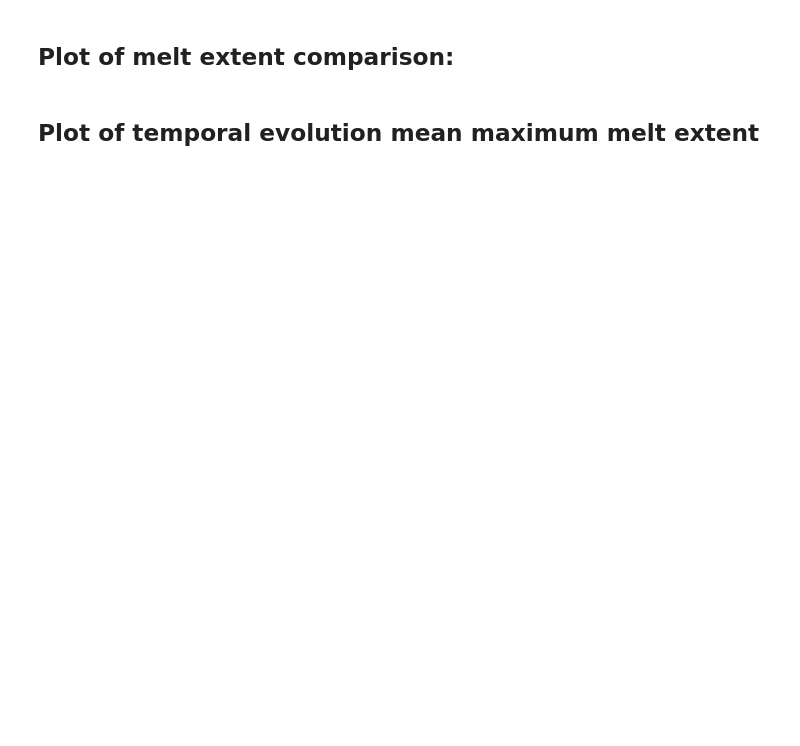
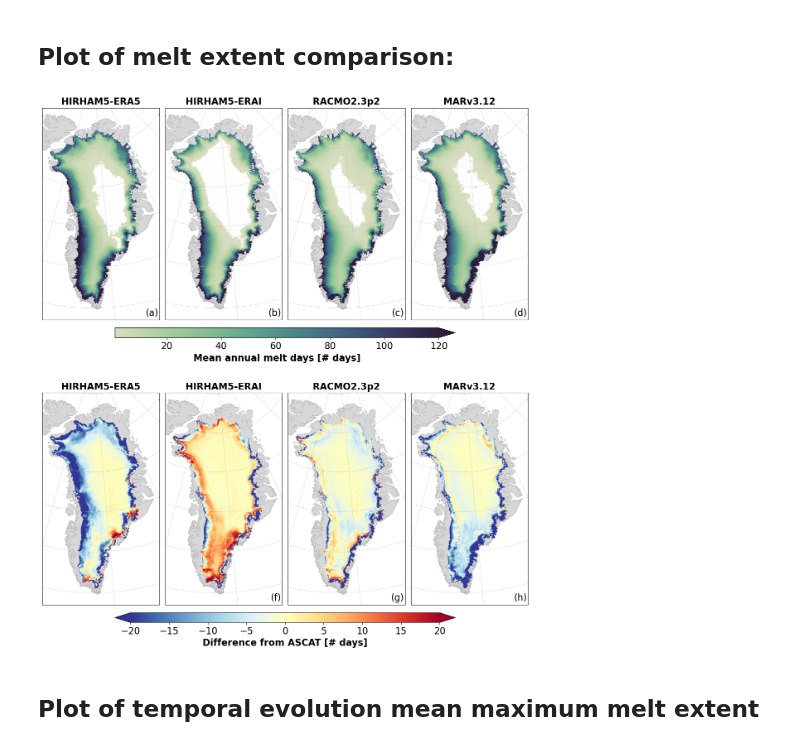
Before and after one commit to anpug/4DG_meltmaps, a Jupyter notebook: notebooks/melt_extent.ipynb, the cells around one changed output. Saved outputs shown, nothing was run; the diff lists cells and outputs as text; code cells hidden in the pictures; blank space fills up the shorter version.

```diff
--- a/notebooks/melt_extent.ipynb
+++ b/notebooks/melt_extent.ipynb
@@ -235,36 +264,38 @@ im = plot_greenland(mean_annual_meltdays[4,:,:], axs[0,3], mask =unmasked,
                vmin = 0, vmax = 120, cmap = cmap2, text_label = '(d)')
 axs[0,3].set_title('MARv3.12', fontweight = 'bold', fontsize = 16)
 im.set_clim(0.99, 120)  # Set the color limits to exclude < 1
 im.cmap.set_under('white')
 
 fig.tight_layout(pad = 1)
 #fig.suptitle(f'ASCAT - RCM (2007-2020)', fontsize = 20)
-cbar = fig.colorbar(im, ax=axs[0,:], label = 'Mean annual melt [mmWE/yr]', location='bottom',
-                    shrink = 0.70, aspect = 35, pad=0.02, extend='max', text_label = '(e)')
+cbar = fig.colorbar(im, ax=axs[0,:], location='bottom',
+                    shrink = 0.70, aspect = 35, pad=0.02, extend='max')
 cbar.set_label('Mean annual melt days [# days]', fontsize=16, fontweight = 'bold')
 cbar.ax.tick_params(labelsize=16)
 
 plot_greenland(mean_ano[0,:,:], axs[1,0], mask = mask,
                vmin = -20, vmax = 20, cmap = cmap)
 axs[1,0].set_title('HIRHAM5-ERA5', fontweight = 'bold', fontsize = 16)
 
 plot_greenland(mean_ano[1,:,:], axs[1,1], mask = mask,
                vmin = -20, vmax = 20, cmap = cmap, text_label = '(f)')
 axs[1,1].set_title('HIRHAM5-ERAI', fontweight = 'bold', fontsize = 16)
 
 plot_greenland(mean_ano[2,:,:], axs[1,2], mask = mask,
                vmin = -20, vmax = 20, cmap = cmap, text_label = '(g)')
 axs[1,2].set_title('RACMO2.3p2', fontweight = 'bold', fontsize = 16)
 
 im = plot_greenland(mean_ano[3,:,:], axs[1,3], mask =mask,
                #cbar=True,
                cbar_label = f'MEAN [days]',
                vmin = -20, vmax = 20, cmap = cmap, text_label = '(h)')
 axs[1,3].set_title('MARv3.12', fontweight = 'bold', fontsize = 16)
 
-cbar = fig.colorbar(im, ax=axs[1,:], label = 'Mean annual melt [mmWE/yr]', location='bottom', shrink = 0.70, aspect = 35, pad=0.02, extend='both')
+cbar = fig.colorbar(im, ax=axs[1,:], location='bottom', shrink = 0.70, aspect = 35, pad=0.02, extend='both')
 cbar.set_label('Difference from ASCAT [# days]', fontsize=16, fontweight = 'bold')
 cbar.ax.tick_params(labelsize=16)
+# %% [output]
+[figure, added]
 # %% [markdown]
 ## Plot of temporal evolution mean maximum melt extent
 # %%
```
Also changed, not shown: parts of 4 cells of this notebook, 2 other files.
